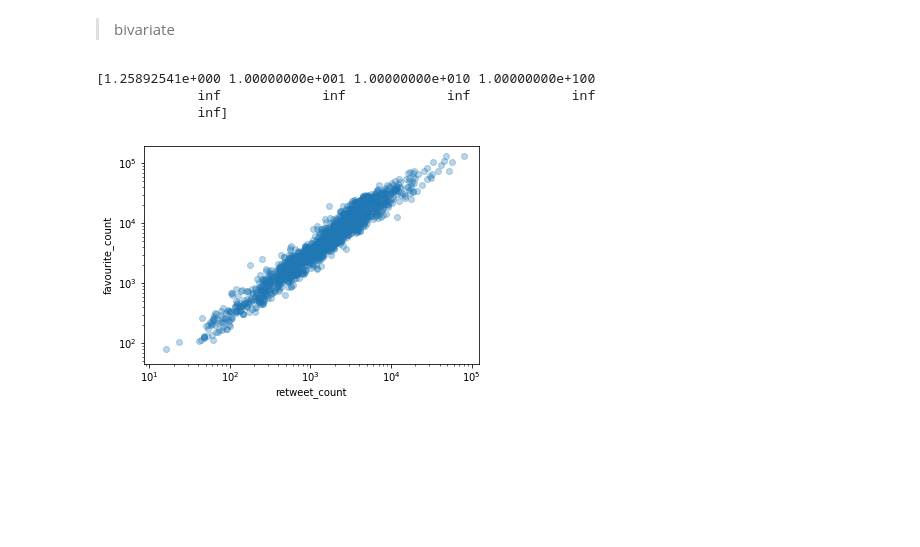
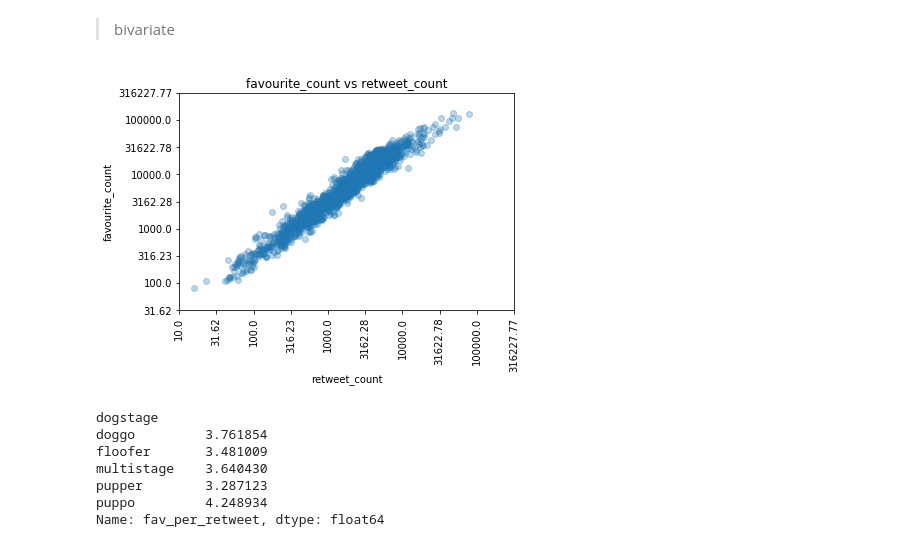
Before and after one commit to victorlifan/projects_review, a Jupyter notebook: Twitter-WeRateDogs project/Twitter-WeRateDogs project.ipynb, the cells around one changed output. Cells and saved outputs as stored; diff of their text form; code cells hidden in the pictures; blank space fills up the shorter version.

```diff
--- a/Twitter-WeRateDogs project/Twitter-WeRateDogs project.ipynb
+++ b/Twitter-WeRateDogs project/Twitter-WeRateDogs project.ipynb
@@ -841,4 +785,11 @@ masterdf[masterdf['retweet_count']==16]
 masterdf['retweet_count'].corr(masterdf['favourite_count'])
 # %% [output]
 0.9131756722866896
+# %%
+# log trans func
+def translog(x,inverse=False):
+    if not inverse:
+        return np.log10(x)
+    else:
+        return 10**x
 # %%
@@ -908,14 +859,25 @@ plt.title('favourites per retweet');
 [figure]
 # %% [markdown]
 > bivariate
-# %%
-sns.regplot(data=masterdf, x='retweet_count',y='favourite_count',scatter_kws={'alpha':0.3},fit_reg= False)
-plt.yscale('log')
-plt.xscale('log')
-xloc,xlable=plt.xticks()
-print(10**xloc)
-# %% [output]
-[1.25892541e+000 1.00000000e+001 1.00000000e+010 1.00000000e+100
-             inf             inf             inf             inf
-             inf]
-[figure, removed]
+# %%
+sns.regplot(x=masterdf['retweet_count'].apply(translog),
+            y=masterdf['favourite_count'].apply(translog),scatter_kws={'alpha':0.3},fit_reg= False)
+xloc,xlabel= plt.xticks()
+yloc,ylable=plt.yticks()
+plt.xticks(xloc,np.round(translog(xloc,inverse=True),2),rotation=90)
+plt.yticks(yloc,np.round(translog(yloc,inverse=True),2))
+plt.title('favourite_count vs retweet_count');
+# %% [output]
+[figure, added]
+# %%
+# avg fav_per_retweet by dogstage
+avgfavstage=masterdf.groupby('dogstage')['fav_per_retweet'].mean()
+avgfavstage
+# %% [output]
+dogstage
+doggo         3.761854
+floofer       3.481009
+multistage    3.640430
+pupper        3.287123
+puppo         4.248934
+Name: fav_per_retweet, dtype: float64
```
Also changed, not shown: parts of 61 cells of this notebook.
